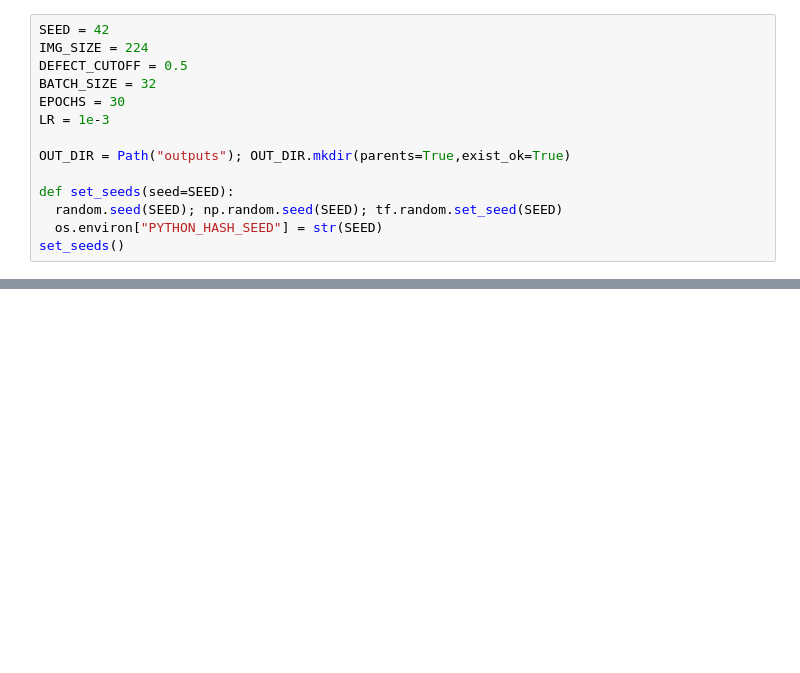
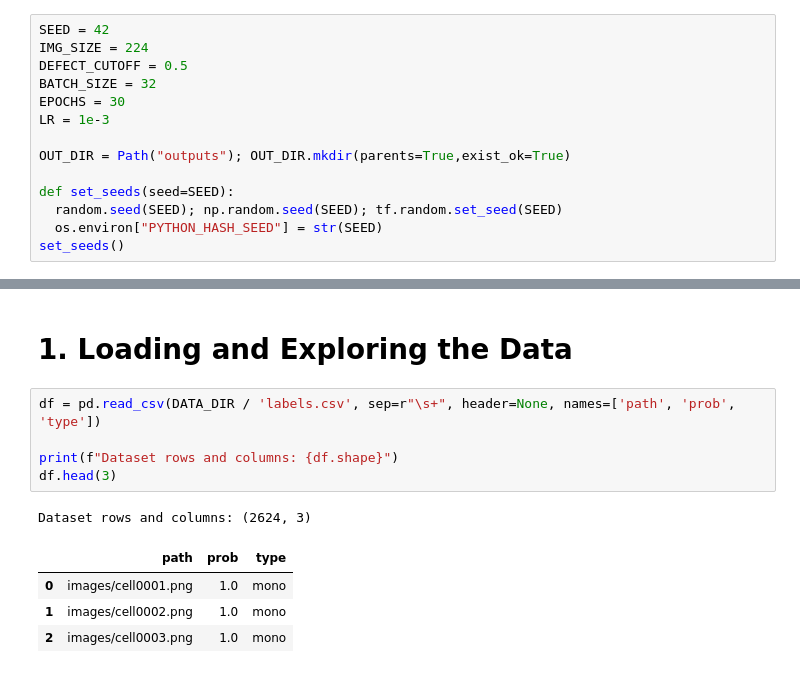
Before and after one commit to OctaviaMay/solar-el-defect-inspection, a Jupyter notebook: notebooks/01_eda.ipynb, the cells around one changed output, grey strips where cells are left out. Saved outputs shown, nothing was run; the diff lists cells and outputs as text; blank space fills up the shorter version.

```diff
--- a/notebooks/01_data_and_baselines.ipynb
+++ b/notebooks/01_eda.ipynb
@@ -377,0 +50,13 @@ Saved to outputs
+# %% [markdown]
+# 1. Loading and Exploring the Data
+# %%
+df = pd.read_csv(DATA_DIR / 'labels.csv', sep=r"\s+", header=None, names=['path', 'prob', 'type'])
+
+print(f"Dataset rows and columns: {df.shape}")
+df.head(3)
+# %% [output]
+Dataset rows and columns: (2624, 3)
+|  | path | prob | type |
+| 0 | images/cell0001.png | 1.0 | mono |
+| 1 | images/cell0002.png | 1.0 | mono |
+| 2 | images/cell0003.png | 1.0 | mono |
```
Also changed, not shown: parts of 41 cells of this notebook, 4 other files.
